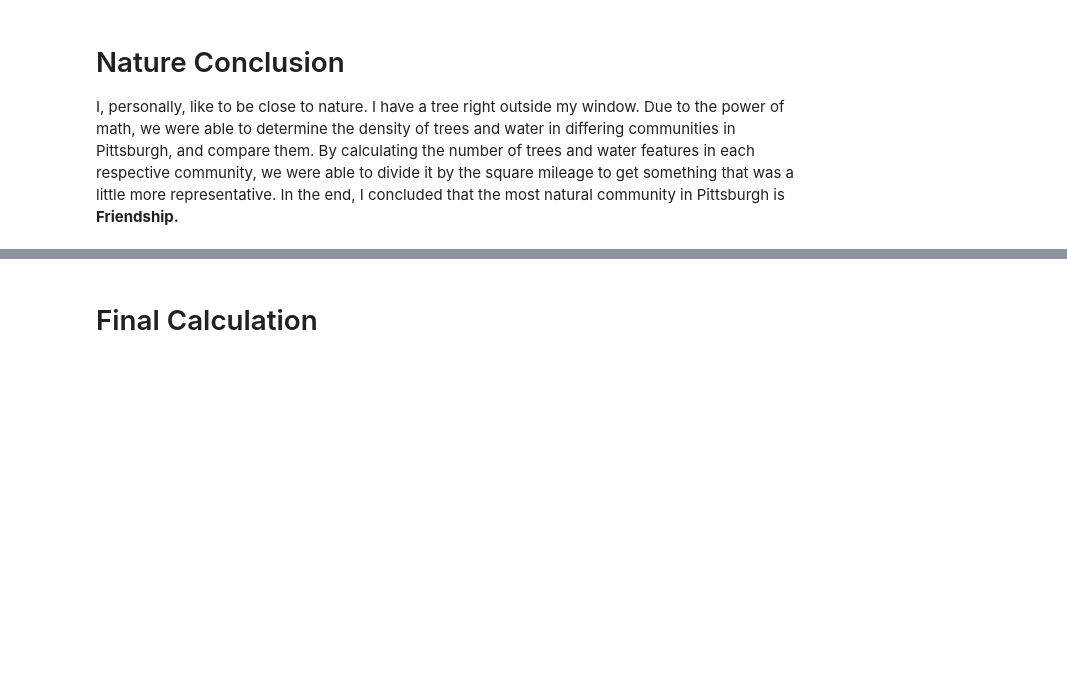
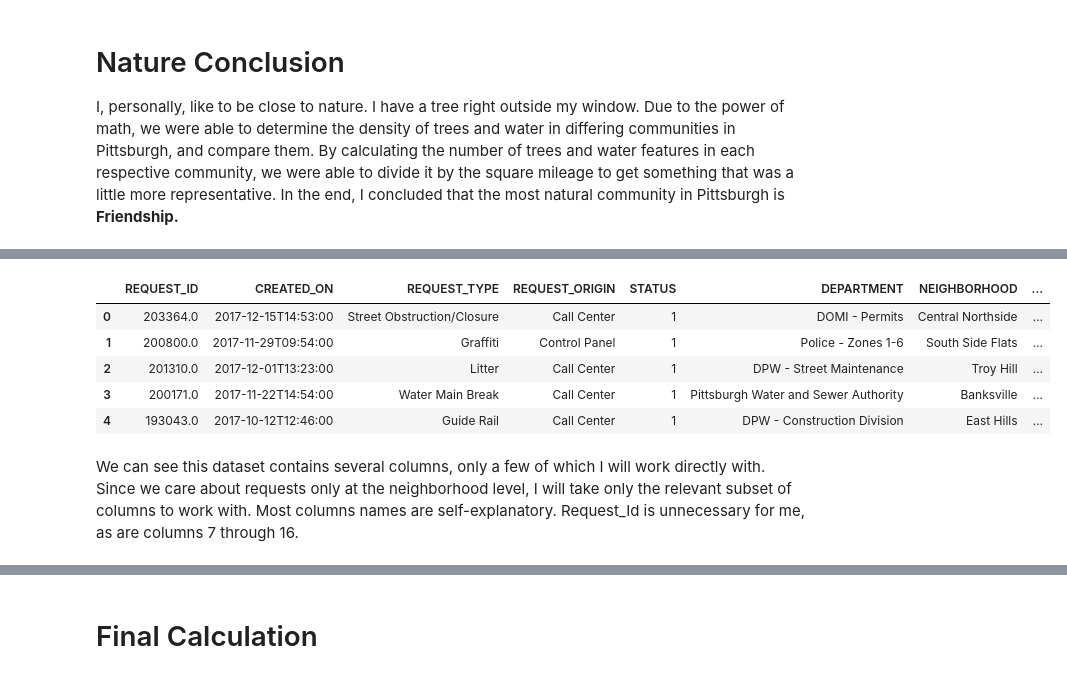
Before and after one commit to rlett/cmpinf0010final, a Jupyter notebook: GroupPresentation.ipynb, the cells around one changed output, grey strips where cells are left out. Drawn from its saved outputs; the diff is of its cells as text; code cells hidden in the pictures; blank space fills up the shorter version.

```diff
--- a/GroupPresentation.ipynb
+++ b/GroupPresentation.ipynb
@@ -271,0 +254,9 @@ I, personally, like to be close to nature. I have a tree right outside my window
+# %%
+
+import pandas as pd
+try:
+    non_emergent_complete = pd.read_csv("Datasets/311data.csv")
+    non_emergent_definitions = pd.read_csv("Datasets/311definitions.csv")
+    non_emergent_codebook = pd.read_csv("Datasets/311-codebook.csv")
+except FileNotFoundError:
+    print("Error: File Not Found")
@@ -271,0 +283,13 @@ I, personally, like to be close to nature. I have a tree right outside my window
+# %%
+non_emergent_complete.head(5)
+# %% [output]
+|  | REQUEST_ID | CREATED_ON | REQUEST_TYPE | REQUEST_ORIGIN | STATUS | DEPARTMENT | NEIGHBORHOOD | ... |
+| 0 | 203364.0 | 2017-12-15T14:53:00 | Street Obstruction/Closure | Call Center | 1 | DOMI - Permits | Central Northside | ... |
+| 1 | 200800.0 | 2017-11-29T09:54:00 | Graffiti | Control Panel | 1 | Police - Zones 1-6 | South Side Flats | ... |
+| 2 | 201310.0 | 2017-12-01T13:23:00 | Litter | Call Center | 1 | DPW - Street Maintenance | Troy Hill | ... |
+| 3 | 200171.0 | 2017-11-22T14:54:00 | Water Main Break | Call Center | 1 | Pittsburgh Water and Sewer Authority | Banksville | ... |
+| 4 | 193043.0 | 2017-10-12T12:46:00 | Guide Rail | Call Center | 1 | DPW - Construction Division | East Hills | ... |
+# %% [markdown]
+We can see this dataset contains several columns, only a few of which I will work directly with. Since we care about
+requests only at the neighborhood level, I will take only the relevant subset of columns to work with. Most columns
+names are self-explanatory. Request_Id is unnecessary for me, as are columns 7 through 16.
```
Also changed, not shown: parts of 19 cells of this notebook, 5 other files.
